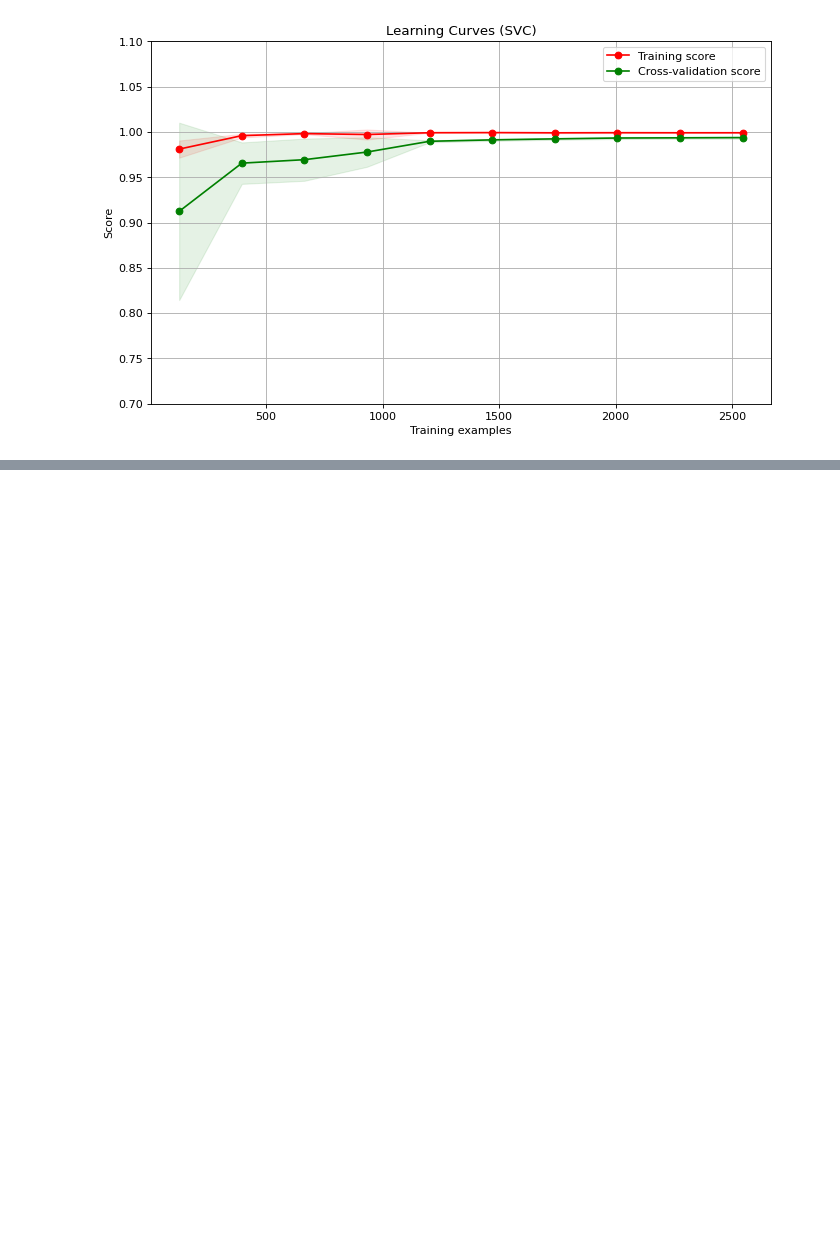
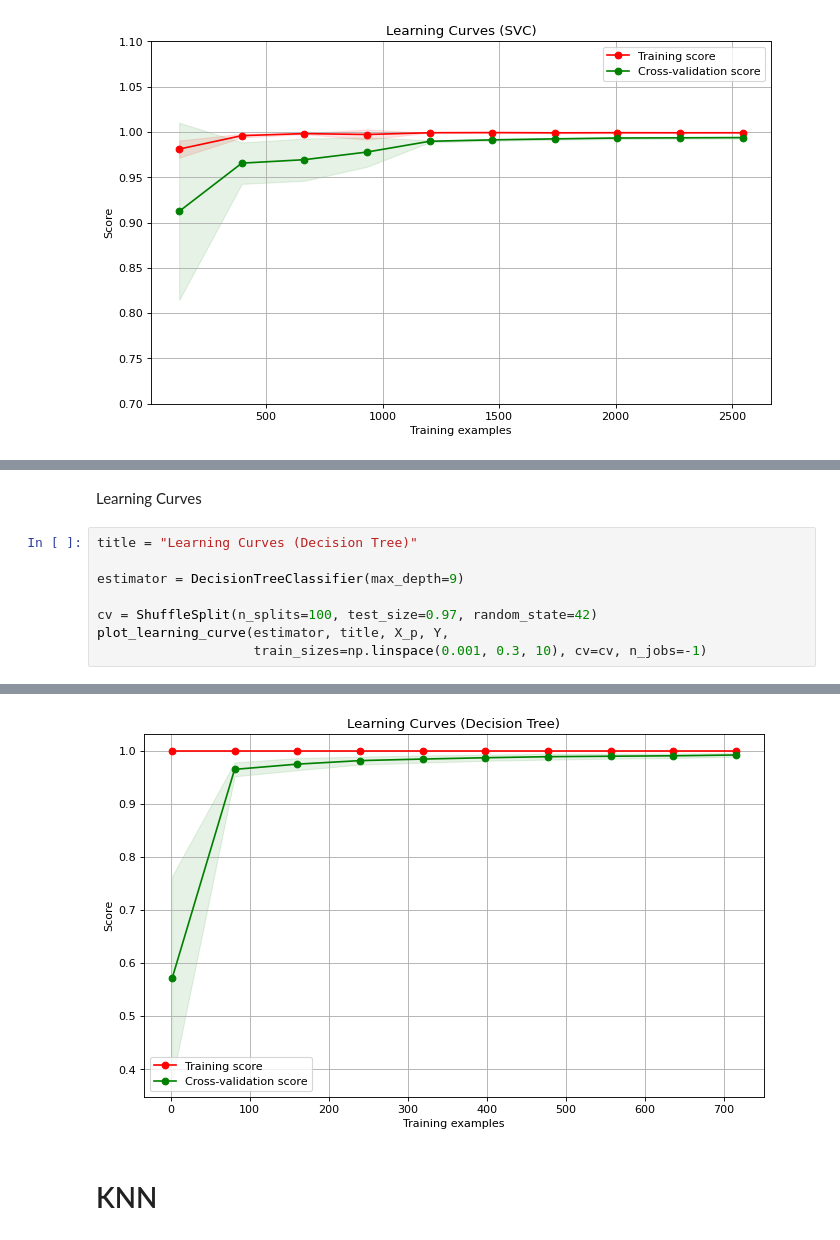
Before and after one commit to Amirosein/AGB-stars-ML-project, a Jupyter notebook: Milestone2/AGB_Project_2.ipynb, the cells around one changed output, grey strips where cells are left out. Drawn from its saved outputs; the diff is of its cells as text; blank space fills up the shorter version.

```diff
--- a/Milestone2/AGB_Project_2.ipynb
+++ b/Milestone2/AGB_Project_2.ipynb
@@ -407,0 +560,11 @@ plot_learning_curve(estimator, title, X_ps, Y_O.values.ravel(), ylim=(0.7, 1.1),
+# %% [markdown]
+Learning Curves
+# %%
+title = "Learning Curves (Decision Tree)"
+
+estimator = DecisionTreeClassifier(max_depth=9)
+
+cv = ShuffleSplit(n_splits=100, test_size=0.97, random_state=42)
+plot_learning_curve(estimator, title, X_p, Y,
+                    train_sizes=np.linspace(0.001, 0.3, 10), cv=cv, n_jobs=-1)
+# %% [output]
@@ -407,0 +572,3 @@ plot_learning_curve(estimator, title, X_ps, Y_O.values.ravel(), ylim=(0.7, 1.1),
+[figure, added]
+# %% [markdown]
+# KNN
```
Also changed, not shown: parts of 30 cells of this notebook.
